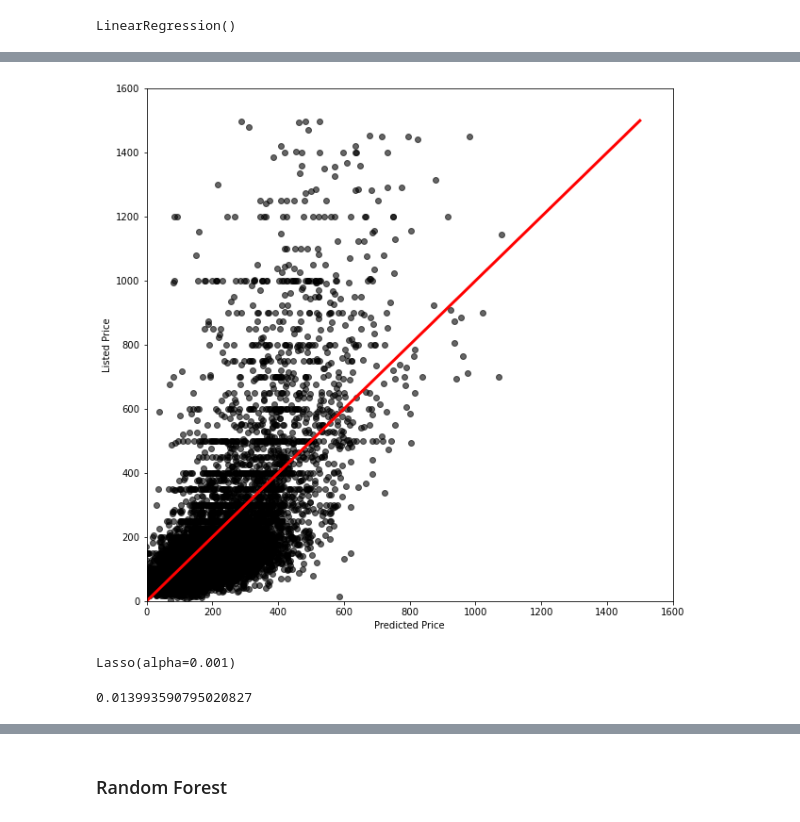
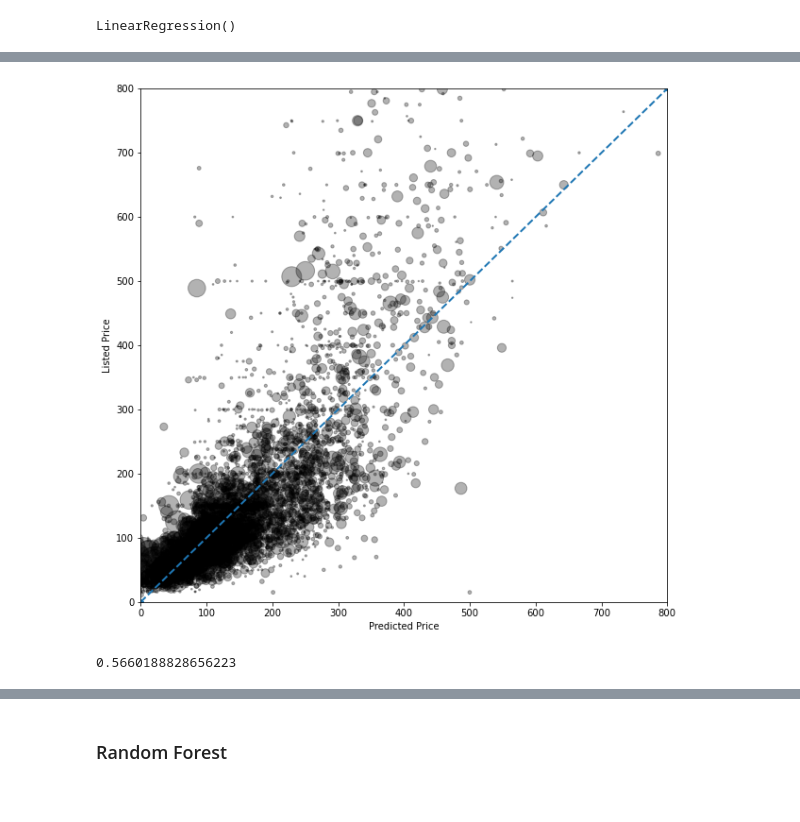
Before and after one commit to aabouie/Capstone_2, a Jupyter notebook: EDA_ML.ipynb, the cells around one changed output, grey strips where cells are left out. Cells and saved outputs as stored; diff of their text form; code cells hidden in the pictures.

```diff
--- a/EDA_ML.ipynb
+++ b/EDA_ML.ipynb
@@ -98,7 +98,7 @@ axs[0].grid(None);
 axs[1].hist(df_listing.price[df_listing.price<1000],bins=20,color='r',alpha=0.7,edgecolor='k');
 axs[1].set_xlabel('Daily price');
 axs[1].set_ylabel('Number of houses on Airbnb');
-df_listing = df_listing[df_listing.price<1500]
+df_listing = df_listing[df_listing.price<800]
 # %% [output]
 [figure]
 # %%
@@ -365,10 +365,11 @@ features =['host_is_superhost', 'host_listings_count',
 #            'property_type_Private_room_in_apartment',
 #            'property_type_Private_room_in_house', 'property_type_other', 'pool',
 #            'tv', 'washer', 'dryer', 'balcony', 'entrance', 'bbq','hottub','singlelevelhome']
+df_listing = df_listing[df_listing.Final_score!=0]
 
 X = df_listing[features]
 y= df_listing.price
-X_train,X_test,y_train,y_test = train_test_split(X,y,test_size=0.2)
+X_train,X_test,y_train,y_test = train_test_split(X,y,test_size=0.1)
 # %%
 lr = LinearRegression()
 lr.fit(X_train,y_train)
@@ -392,12 +383,14 @@ Index(['host_is_superhost', 'host_listings_count', 'host_total_listings_count',
 # %%
-X_trial=[0,1500]
-y_trial=[0,1500]
+X_trial=[0,800]
+y_trial=[0,800]
 fig,ax = plt.subplots(figsize=(10,10));
-ax.scatter(lr.predict(X_train),y_train,c='k',alpha=0.6);
-ax.plot(X_trial,y_trial,'r',lw=3);
-ax.set_xlim([0,1600]);
-ax.set_ylim([0,1600]);
+ax.scatter(lr.predict(X_train),y_train,alpha=0.3,c='k',s=X_train.number_of_reviews);
+ax.plot(X_trial,y_trial,'p',lw=2,ls='--');
+ax.set_xlim([0,800]);
+ax.set_ylim([0,800]);
 ax.set_xlabel('Predicted Price');
 ax.set_ylabel('Listed Price');
+
+plt.show()
 # %% [output]
-[figure, old version]
+[figure, new version]
@@ -409,5 +396,0 @@ X_test_s = ss.transform(X_test)
-# %%
-ls = Lasso(alpha=0.001)
-ls.fit(X_train_s,y_train)
-# %% [output]
-Lasso(alpha=0.001)
@@ -416,4 +397,5 @@ y_predict = ls.predict(X_test_s)
-# %%
-r2_score(y_predict,y_test)
-# %% [output]
-0.013993590795020827
+# %%
+y_test_predict = lr.predict(X_test)
+r2_score(y_test,y_test_predict)
+# %% [output]
+0.5660188828656223
```
Also changed, not shown: parts of 35 cells of this notebook.
